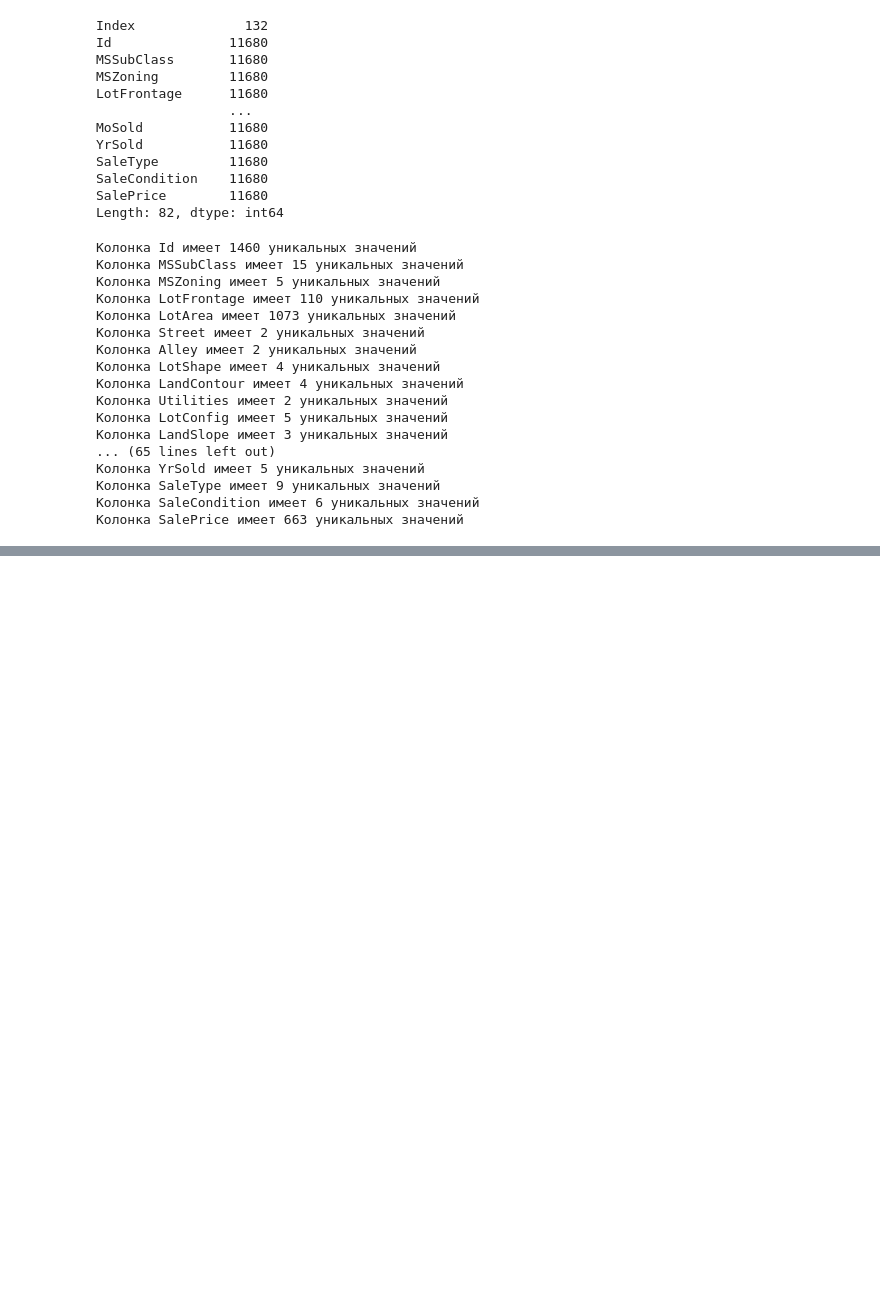
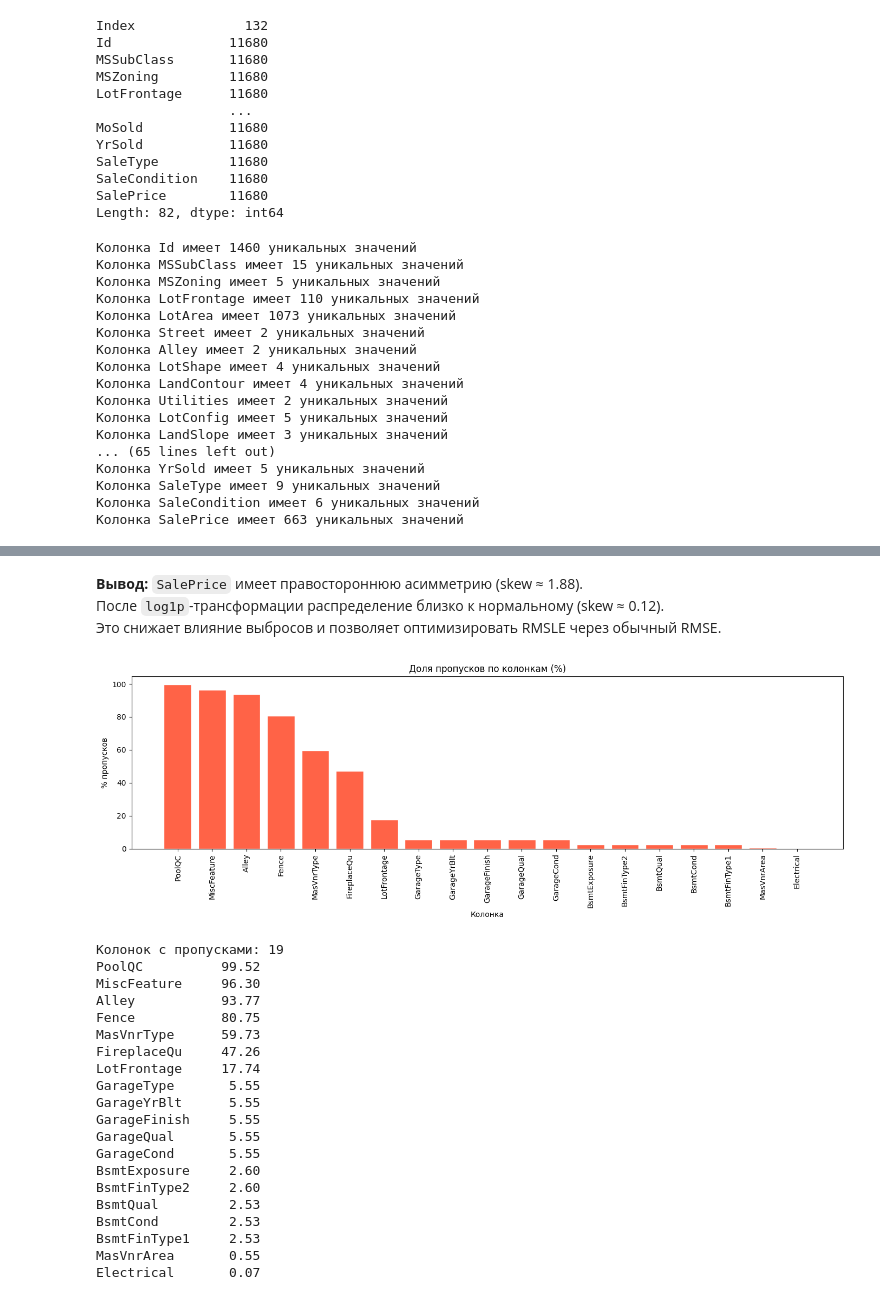
Before and after one commit to Artem61732/house_prices, a Jupyter notebook: notebooks/eda.ipynb, the cells around one changed output, grey strips where cells are left out. Saved outputs shown, nothing was run; the diff lists cells and outputs as text; code cells hidden in the pictures; blank space fills up the shorter version.

```diff
--- a/notebooks/eda.ipynb
+++ b/notebooks/eda.ipynb
@@ -341,0 +256,43 @@ Passing `palette` without assigning `hue` is deprecated and will be removed in v
+# %% [markdown]
+**Вывод:** `SalePrice` имеет правостороннюю асимметрию (skew ≈ 1.88).
+После `log1p`-трансформации распределение близко к нормальному (skew ≈ 0.12).
+Это снижает влияние выбросов и позволяет оптимизировать RMSLE через обычный RMSE.
+# %%
+# Визуализация пропусков
+missing = df.isna().sum()
+missing = missing[missing > 0].sort_values(ascending=False)
+missing_pct = (missing / len(df) * 100).round(2)
+
+fig, ax = plt.subplots(figsize=(14, 5))
+ax.bar(missing.index, missing_pct.values, color='tomato', edgecolor='white')
+ax.set_title('Доля пропусков по колонкам (%)')
+ax.set_xlabel('Колонка')
+ax.set_ylabel('% пропусков')
+ax.tick_params(axis='x', rotation=90)
+plt.tight_layout()
+plt.show()
+
+print(f'Колонок с пропусками: {len(missing)}')
+print(missing_pct.to_string())
+# %% [output]
+[figure, added]
+Колонок с пропусками: 19
+PoolQC          99.52
+MiscFeature     96.30
+Alley           93.77
+Fence           80.75
+MasVnrType      59.73
+FireplaceQu     47.26
+LotFrontage     17.74
+GarageType       5.55
+GarageYrBlt      5.55
+GarageFinish     5.55
+GarageQual       5.55
+GarageCond       5.55
+BsmtExposure     2.60
+BsmtFinType2     2.60
+BsmtQual         2.53
+BsmtCond         2.53
+BsmtFinType1     2.53
+MasVnrArea       0.55
+Electrical       0.07
```
Also changed, not shown: parts of 24 cells of this notebook, 27 other files.
